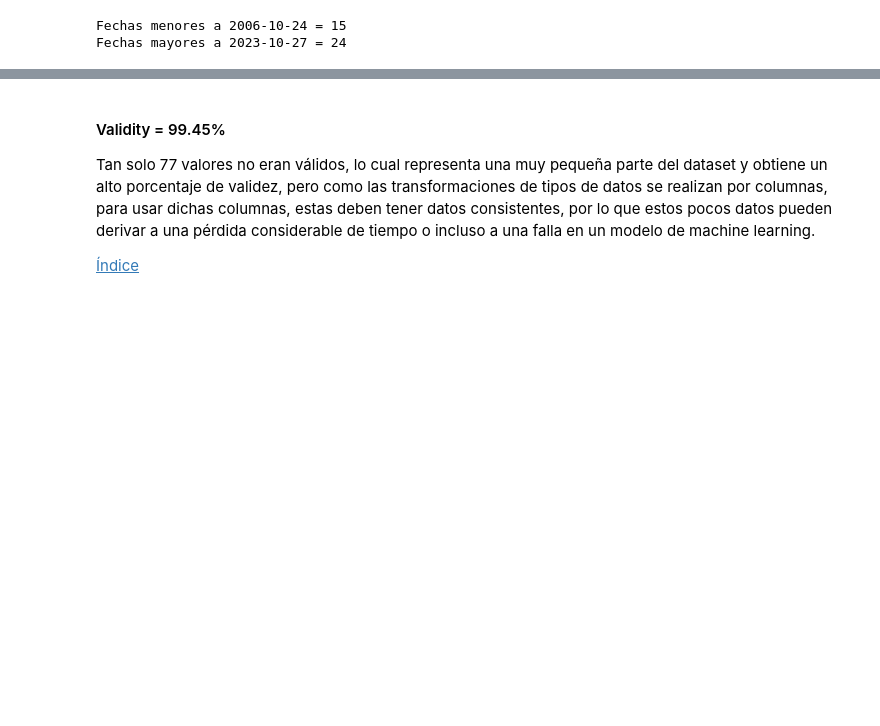
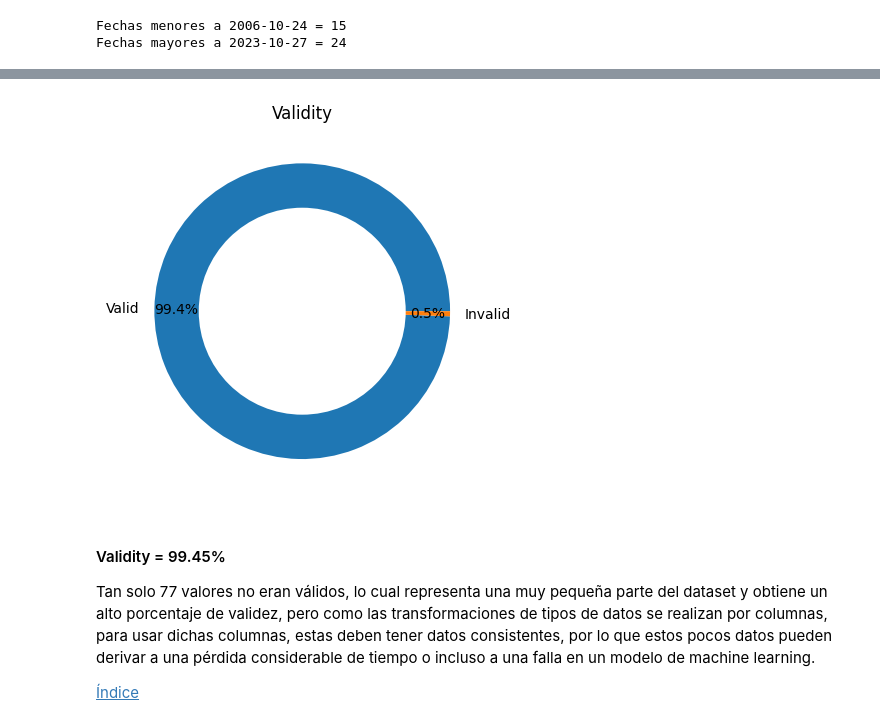
Before and after one commit to cristian-torres-ds/data_quality_engineer, a Jupyter notebook: data_quality_assessment.ipynb, the cells around one changed output, grey strips where cells are left out. Saved outputs shown, nothing was run; the diff lists cells and outputs as text; code cells hidden in the pictures; blank space fills up the shorter version.

```diff
--- a/data_quality_assessment.ipynb
+++ b/data_quality_assessment.ipynb
@@ -1089,4 +1141,21 @@ print(f'Validity = {validity}')
 Validity = 99.45
+# %%
+comp_labels = ['Valid', 'Invalid']
+
+comp_data = [validity, 100 - validity]
+
+plt.pie(comp_data, labels=comp_labels, autopct='%1.1f%%', pctdistance=0.85)
+
+centre_circle = plt.Circle((0, 0), 0.70, fc='white')
+fig = plt.gcf()
+
+fig.gca().add_artist(centre_circle)
+
+plt.title('Validity')
+
+plt.show()
+# %% [output]
+[figure, added]
 # %% [markdown]
 #### Validity = 99.45% <a class="anchor" id="puntuacion_4"></a>
 
```
Also changed, not shown: parts of 13 cells of this notebook.
